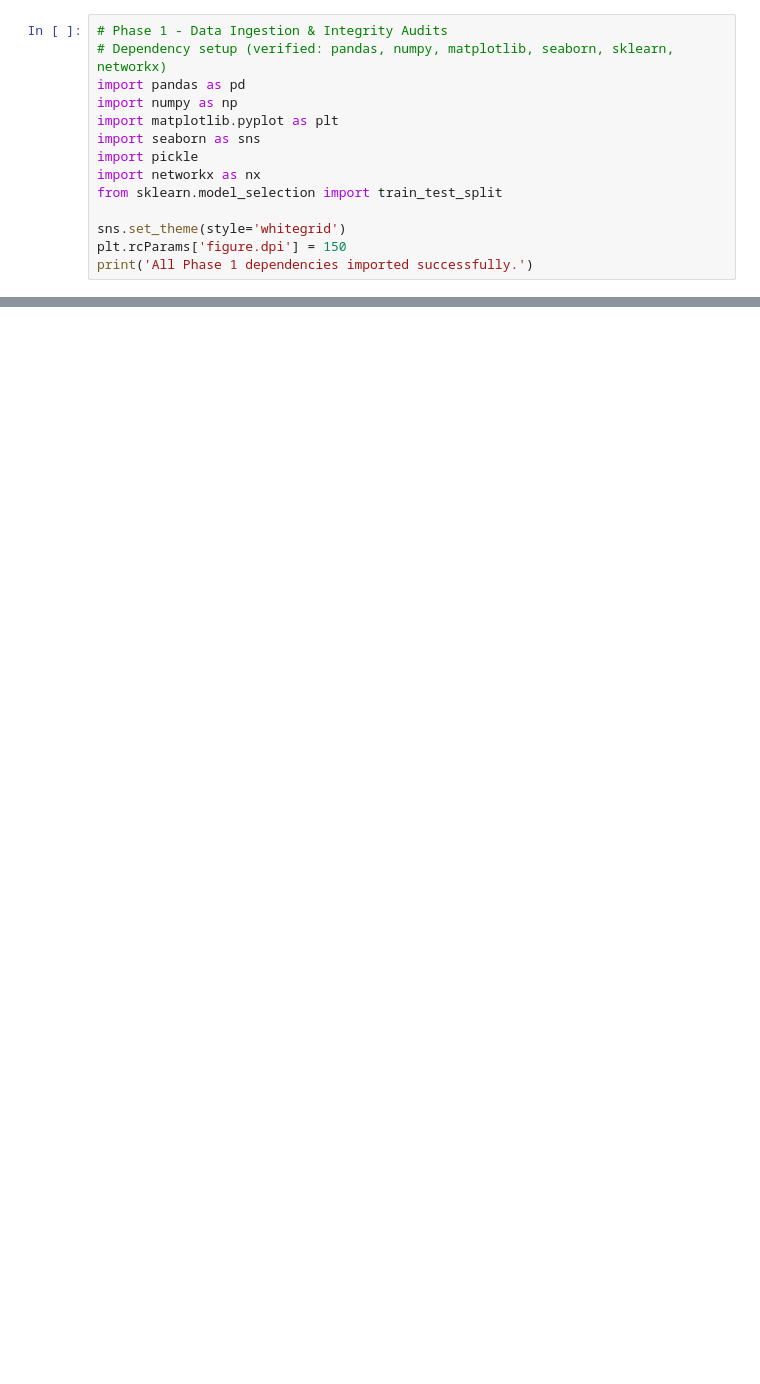
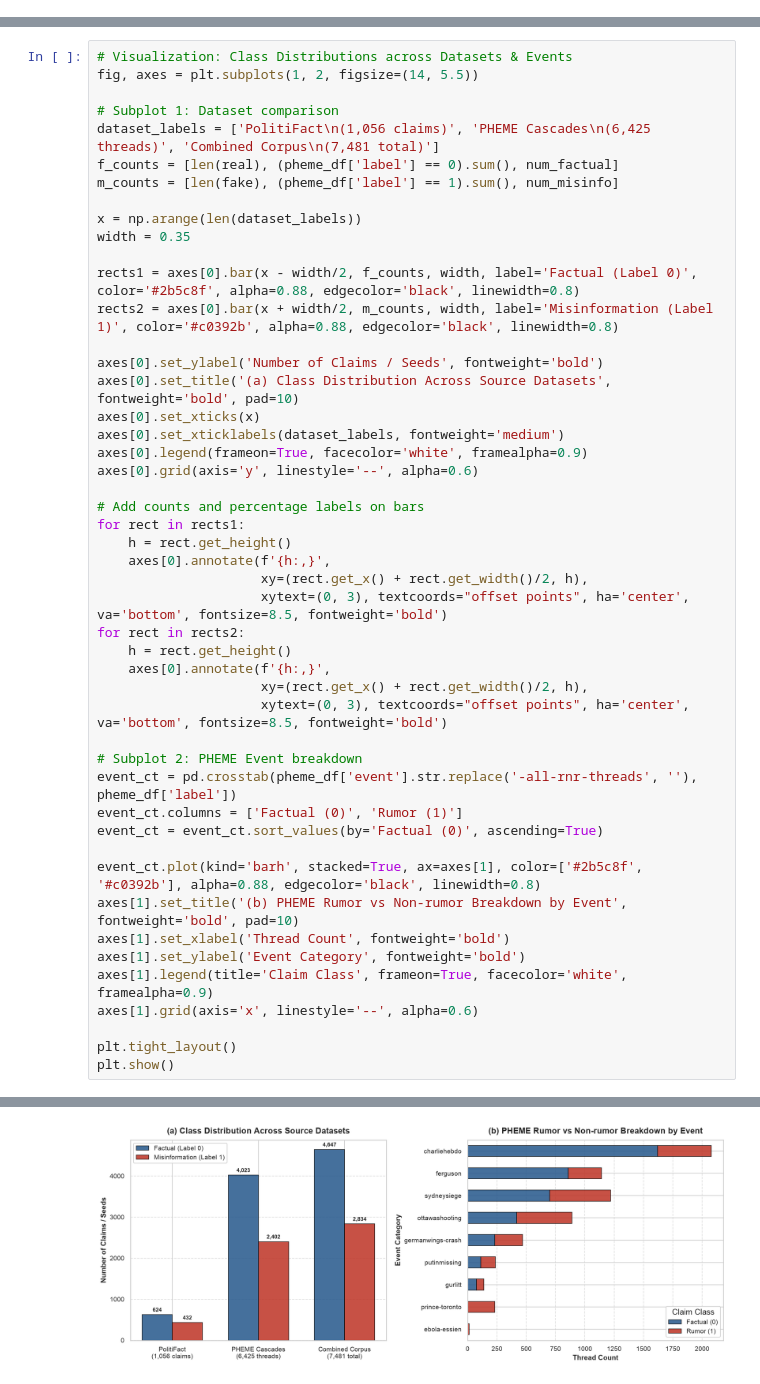
Before and after one commit to PhamAn0910/COS30049-political-misinfo, a Jupyter notebook: backend/notebooks/01_data_exploration.ipynb, the cells around one changed output, grey strips where cells are left out. Cells and saved outputs as stored; diff of their text form; blank space fills up the shorter version.

Commit message:
docs(eda): add EDA summary report and update data exploration notebook

```diff
--- a/backend/notebooks/01_data_exploration.ipynb
+++ b/backend/notebooks/01_data_exploration.ipynb
@@ -7,14 +0,0 @@
-# %%
-# Phase 1 - Data Ingestion & Integrity Audits
-# Dependency setup (verified: pandas, numpy, matplotlib, seaborn, sklearn, networkx)
-import pandas as pd
-import numpy as np
-import matplotlib.pyplot as plt
-import seaborn as sns
-import pickle
-import networkx as nx
-from sklearn.model_selection import train_test_split
-
-sns.set_theme(style='whitegrid')
-plt.rcParams['figure.dpi'] = 150
-print('All Phase 1 dependencies imported successfully.')
@@ -175,0 +227,49 @@ Phase 1 Ingestion Audit Passed: 7,481 records verified.
+# %%
+# Visualization: Class Distributions across Datasets & Events
+fig, axes = plt.subplots(1, 2, figsize=(14, 5.5))
+
+# Subplot 1: Dataset comparison
+dataset_labels = ['PolitiFact\n(1,056 claims)', 'PHEME Cascades\n(6,425 threads)', 'Combined Corpus\n(7,481 total)']
+f_counts = [len(real), (pheme_df['label'] == 0).sum(), num_factual]
+m_counts = [len(fake), (pheme_df['label'] == 1).sum(), num_misinfo]
+
+x = np.arange(len(dataset_labels))
+width = 0.35
+
+rects1 = axes[0].bar(x - width/2, f_counts, width, label='Factual (Label 0)', color='#2b5c8f', alpha=0.88, edgecolor='black', linewidth=0.8)
+rects2 = axes[0].bar(x + width/2, m_counts, width, label='Misinformation (Label 1)', color='#c0392b', alpha=0.88, edgecolor='black', linewidth=0.8)
+
+axes[0].set_ylabel('Number of Claims / Seeds', fontweight='bold')
+axes[0].set_title('(a) Class Distribution Across Source Datasets', fontweight='bold', pad=10)
+axes[0].set_xticks(x)
+axes[0].set_xticklabels(dataset_labels, fontweight='medium')
+axes[0].legend(frameon=True, facecolor='white', framealpha=0.9)
+axes[0].grid(axis='y', linestyle='--', alpha=0.6)
+
+# Add counts and percentage labels on bars
+for rect in rects1:
+    h = rect.get_height()
+    axes[0].annotate(f'{h:,}',
+                     xy=(rect.get_x() + rect.get_width()/2, h),
+                     xytext=(0, 3), textcoords="offset points", ha='center', va='bottom', fontsize=8.5, fontweight='bold')
+for rect in rects2:
+    h = rect.get_height()
+    axes[0].annotate(f'{h:,}',
+                     xy=(rect.get_x() + rect.get_width()/2, h),
+                     xytext=(0, 3), textcoords="offset points", ha='center', va='bottom', fontsize=8.5, fontweight='bold')
+
+# Subplot 2: PHEME Event breakdown
+event_ct = pd.crosstab(pheme_df['event'].str.replace('-all-rnr-threads', ''), pheme_df['label'])
+event_ct.columns = ['Factual (0)', 'Rumor (1)']
+event_ct = event_ct.sort_values(by='Factual (0)', ascending=True)
+
+event_ct.plot(kind='barh', stacked=True, ax=axes[1], color=['#2b5c8f', '#c0392b'], alpha=0.88, edgecolor='black', linewidth=0.8)
+axes[1].set_title('(b) PHEME Rumor vs Non-rumor Breakdown by Event', fontweight='bold', pad=10)
+axes[1].set_xlabel('Thread Count', fontweight='bold')
+axes[1].set_ylabel('Event Category', fontweight='bold')
+axes[1].legend(title='Claim Class', frameon=True, facecolor='white', framealpha=0.9)
+axes[1].grid(axis='x', linestyle='--', alpha=0.6)
+
+plt.tight_layout()
+plt.show()
+# %% [output]
@@ -175,0 +277 @@ Phase 1 Ingestion Audit Passed: 7,481 records verified.
+[figure, added]
```
Also changed, not shown: parts of 30 cells of this notebook, 2 other files.
